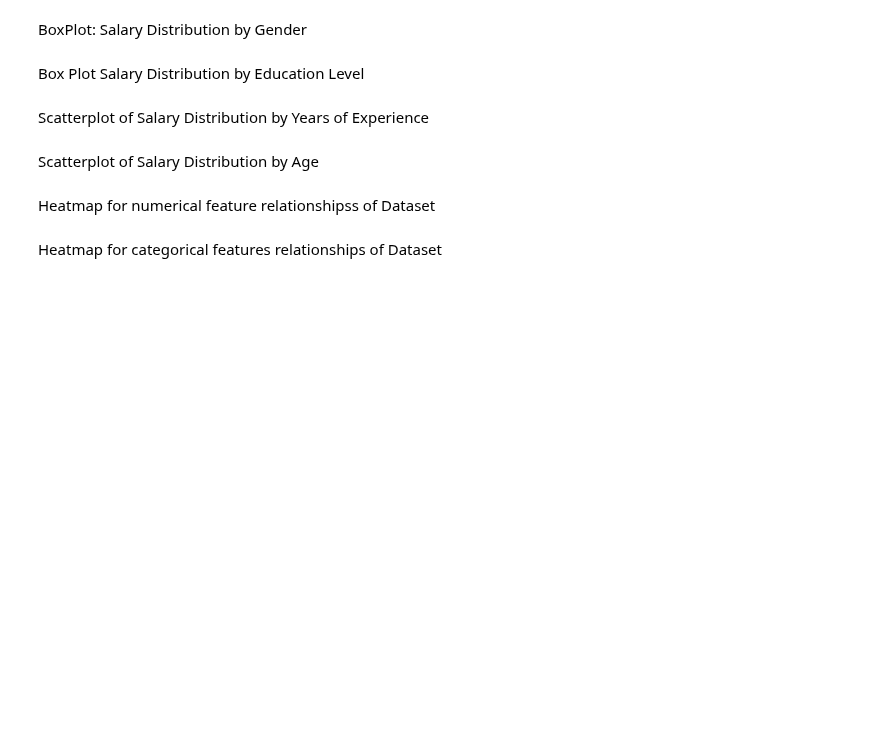
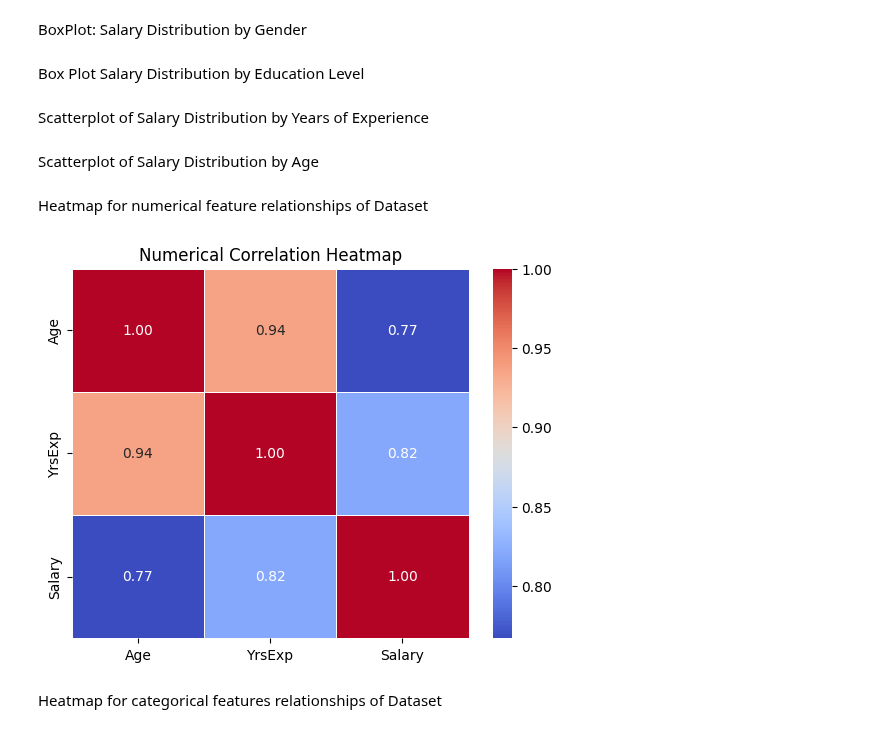
Before and after one commit to cheonghf/ML-P4-03, a Jupyter notebook: Project_SourceCode_P4_03.ipynb, the cells around one changed output. Drawn from its saved outputs; the diff is of its cells as text; code cells hidden in the pictures; blank space fills up the shorter version.

```diff
--- a/Project_SourceCode_P4_03.ipynb
+++ b/Project_SourceCode_P4_03.ipynb
@@ -406,20 +407,22 @@ plt.ylabel('Salary')
 plt.tight_layout()
 plt.show()
 # %% [markdown]
-Heatmap for numerical feature relationshipss of Dataset
+Heatmap for numerical feature relationships of Dataset
 # %%
 # Show correlation heat map and matrix
 df_corr = df_sd3[['Age','YrsExp','Salary']]
 
 # Calculate the correlation matrix
 corrmat = df_corr.corr()
 
 # Title
-plt.title("Correlation Heatmap")
+plt.title("Numerical Correlation Heatmap")
 
 # Generate the heatmap
 sns.heatmap(corrmat, annot=True, cmap="coolwarm", fmt=".2f", linewidths=0.5)
 plt.show()
+# %% [output]
+[figure, added]
 # %% [markdown]
 Heatmap for categorical features relationships of Dataset
 # %%
```
Also changed, not shown: parts of 36 cells of this notebook.
